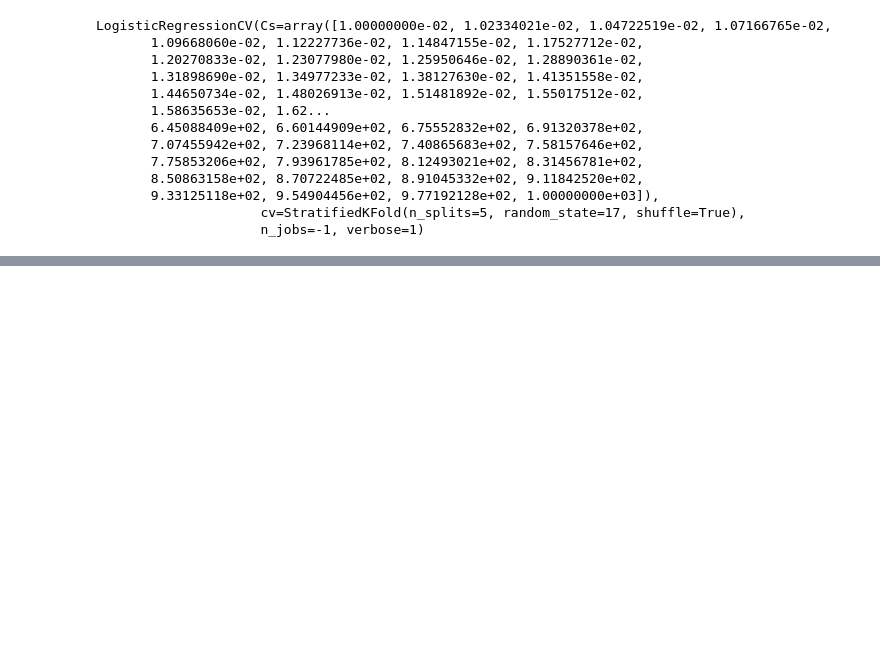
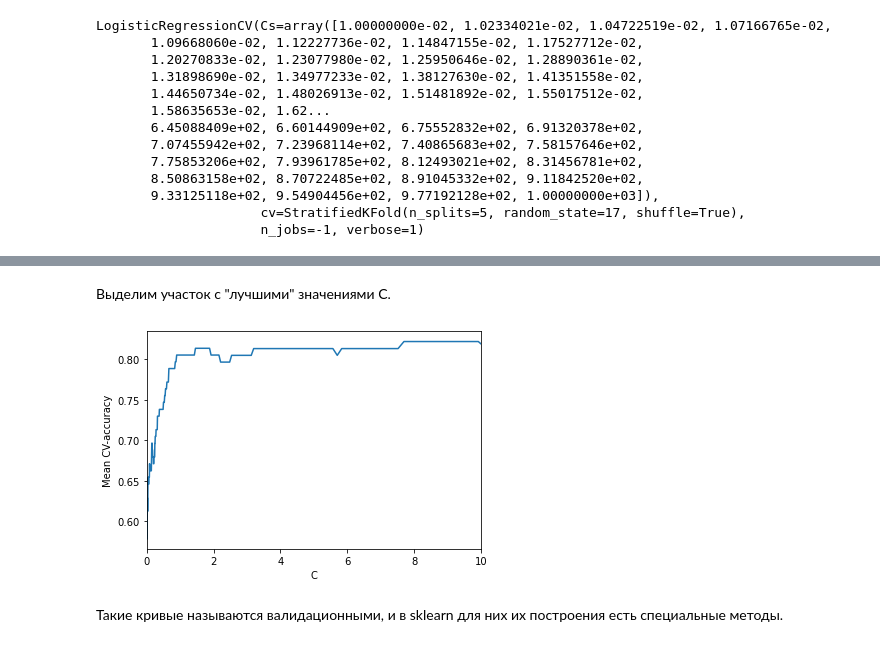
Before and after one commit to OSedina/Study_Machine_Learning, a Jupyter notebook: Supervised_learning/Logistic_regression.ipynb, the cells around one changed output, grey strips where cells are left out. Cells and saved outputs as stored; diff of their text form; code cells hidden in the pictures; blank space fills up the shorter version.

```diff
--- a/Supervised_learning/Logistic_regression.ipynb
+++ b/Supervised_learning/Logistic_regression.ipynb
@@ -146,0 +159,11 @@ LogisticRegressionCV(Cs=array([1.00000000e-02, 1.02334021e-02, 1.04722519e-02, 1
+# %% [markdown]
+Выделим участок с "лучшими" значениями C.
+# %%
+plt.plot(c_values, np.mean(logit_searcher.scores_[1], axis=0))
+plt.xlabel("C")
+plt.ylabel("Mean CV-accuracy")
+plt.xlim((0, 10));
+# %% [output]
+[figure, added]
+# %% [markdown]
+Такие кривые называются валидационными, и в sklearn для них их построения есть специальные методы.
```
Also changed, not shown: parts of 3 cells of this notebook.
